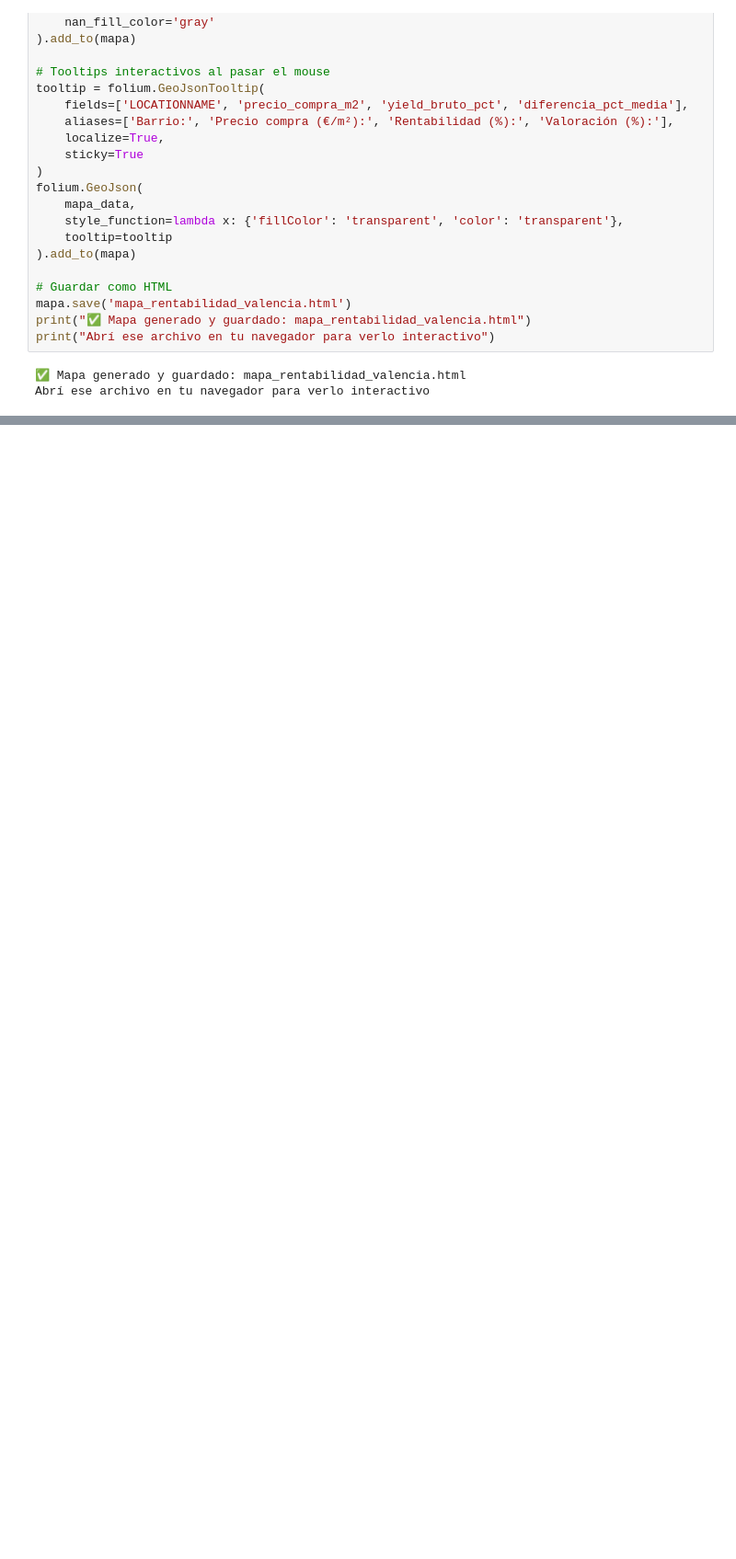
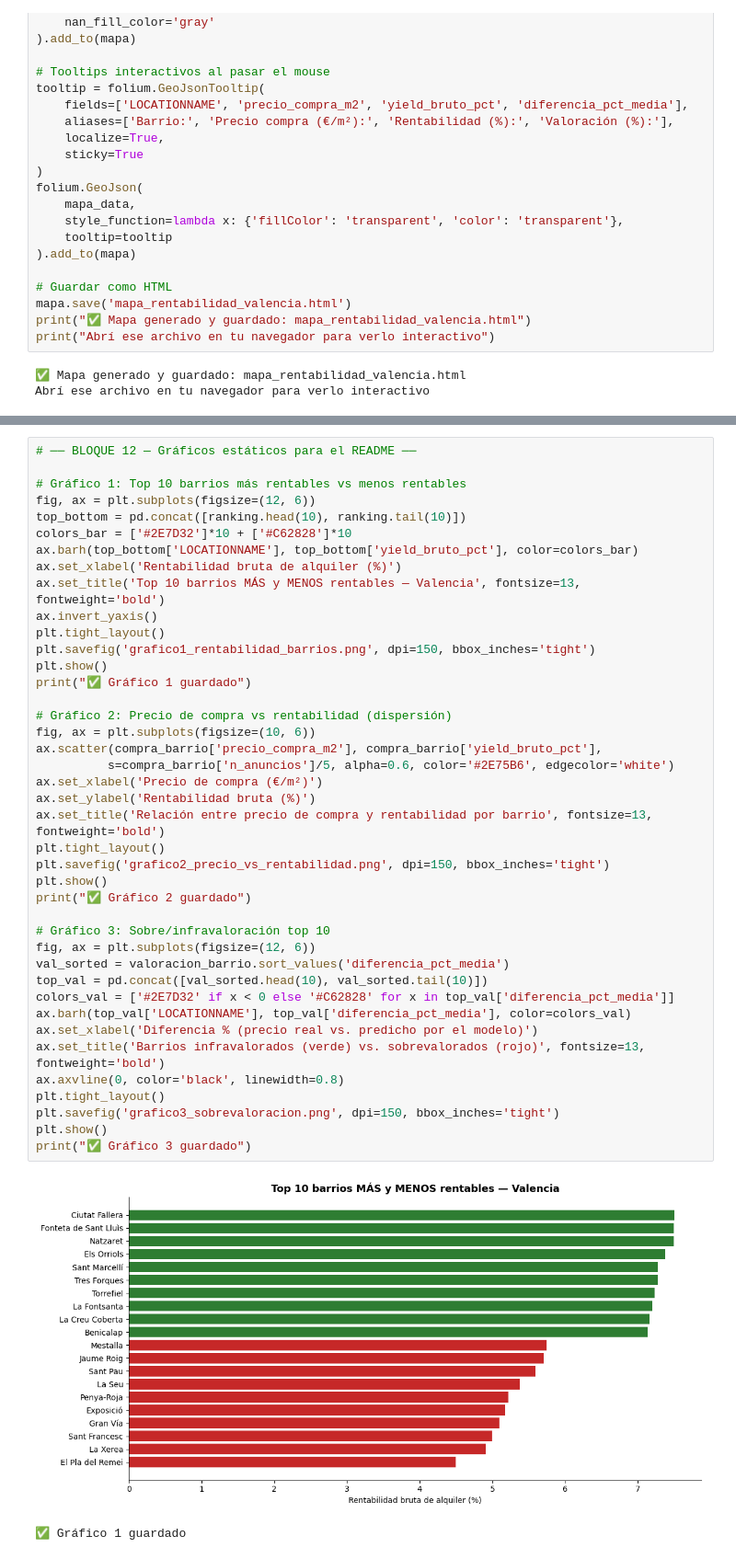
Before and after one commit to lucasees/proyecto5-inmobiliario-valencia, a Jupyter notebook: proyecto5_inmobiliario_valencia.ipynb, the cells around one changed output, grey strips where cells are left out. Shown at 92% size. Saved outputs shown, nothing was run; the diff lists cells and outputs as text; blank space fills up the shorter version.

Commit message:
Publico el notebook completo: mapa mejorado, gráficos del README y exportación para Power BI (bloques 11-14)

```diff
--- a/proyecto5_inmobiliario_valencia.ipynb
+++ b/proyecto5_inmobiliario_valencia.ipynb
@@ -437,0 +541,44 @@ Abrí ese archivo en tu navegador para verlo interactivo
+# %%
+# ── BLOQUE 12 — Gráficos estáticos para el README ──
+
+# Gráfico 1: Top 10 barrios más rentables vs menos rentables
+fig, ax = plt.subplots(figsize=(12, 6))
+top_bottom = pd.concat([ranking.head(10), ranking.tail(10)])
+colors_bar = ['#2E7D32']*10 + ['#C62828']*10
+ax.barh(top_bottom['LOCATIONNAME'], top_bottom['yield_bruto_pct'], color=colors_bar)
+ax.set_xlabel('Rentabilidad bruta de alquiler (%)')
+ax.set_title('Top 10 barrios MÁS y MENOS rentables — Valencia', fontsize=13, fontweight='bold')
+ax.invert_yaxis()
+plt.tight_layout()
+plt.savefig('grafico1_rentabilidad_barrios.png', dpi=150, bbox_inches='tight')
+plt.show()
+print("✅ Gráfico 1 guardado")
+
+# Gráfico 2: Precio de compra vs rentabilidad (dispersión)
+fig, ax = plt.subplots(figsize=(10, 6))
+ax.scatter(compra_barrio['precio_compra_m2'], compra_barrio['yield_bruto_pct'],
+          s=compra_barrio['n_anuncios']/5, alpha=0.6, color='#2E75B6', edgecolor='white')
+ax.set_xlabel('Precio de compra (€/m²)')
+ax.set_ylabel('Rentabilidad bruta (%)')
+ax.set_title('Relación entre precio de compra y rentabilidad por barrio', fontsize=13, fontweight='bold')
+plt.tight_layout()
+plt.savefig('grafico2_precio_vs_rentabilidad.png', dpi=150, bbox_inches='tight')
+plt.show()
+print("✅ Gráfico 2 guardado")
+
+# Gráfico 3: Sobre/infravaloración top 10
+fig, ax = plt.subplots(figsize=(12, 6))
+val_sorted = valoracion_barrio.sort_values('diferencia_pct_media')
+top_val = pd.concat([val_sorted.head(10), val_sorted.tail(10)])
+colors_val = ['#2E7D32' if x < 0 else '#C62828' for x in top_val['diferencia_pct_media']]
+ax.barh(top_val['LOCATIONNAME'], top_val['diferencia_pct_media'], color=colors_val)
+ax.set_xlabel('Diferencia % (precio real vs. predicho por el modelo)')
+ax.set_title('Barrios infravalorados (verde) vs. sobrevalorados (rojo)', fontsize=13, fontweight='bold')
+ax.axvline(0, color='black', linewidth=0.8)
+plt.tight_layout()
+plt.savefig('grafico3_sobrevaloracion.png', dpi=150, bbox_inches='tight')
+plt.show()
+print("✅ Gráfico 3 guardado")
+# %% [output]
+[figure, added]
+✅ Gráfico 1 guardado
```
Also changed, not shown: parts of 11 cells of this notebook.
